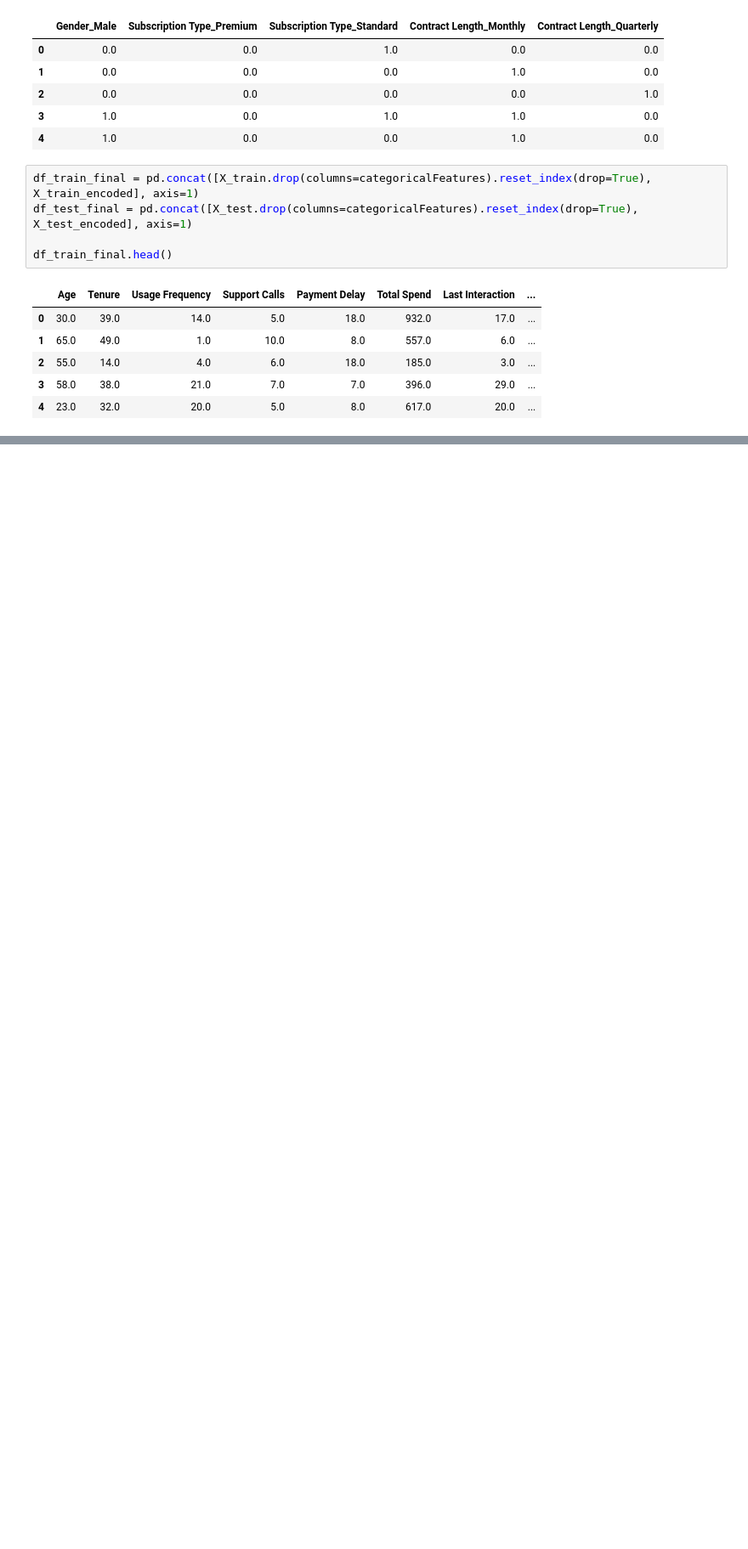
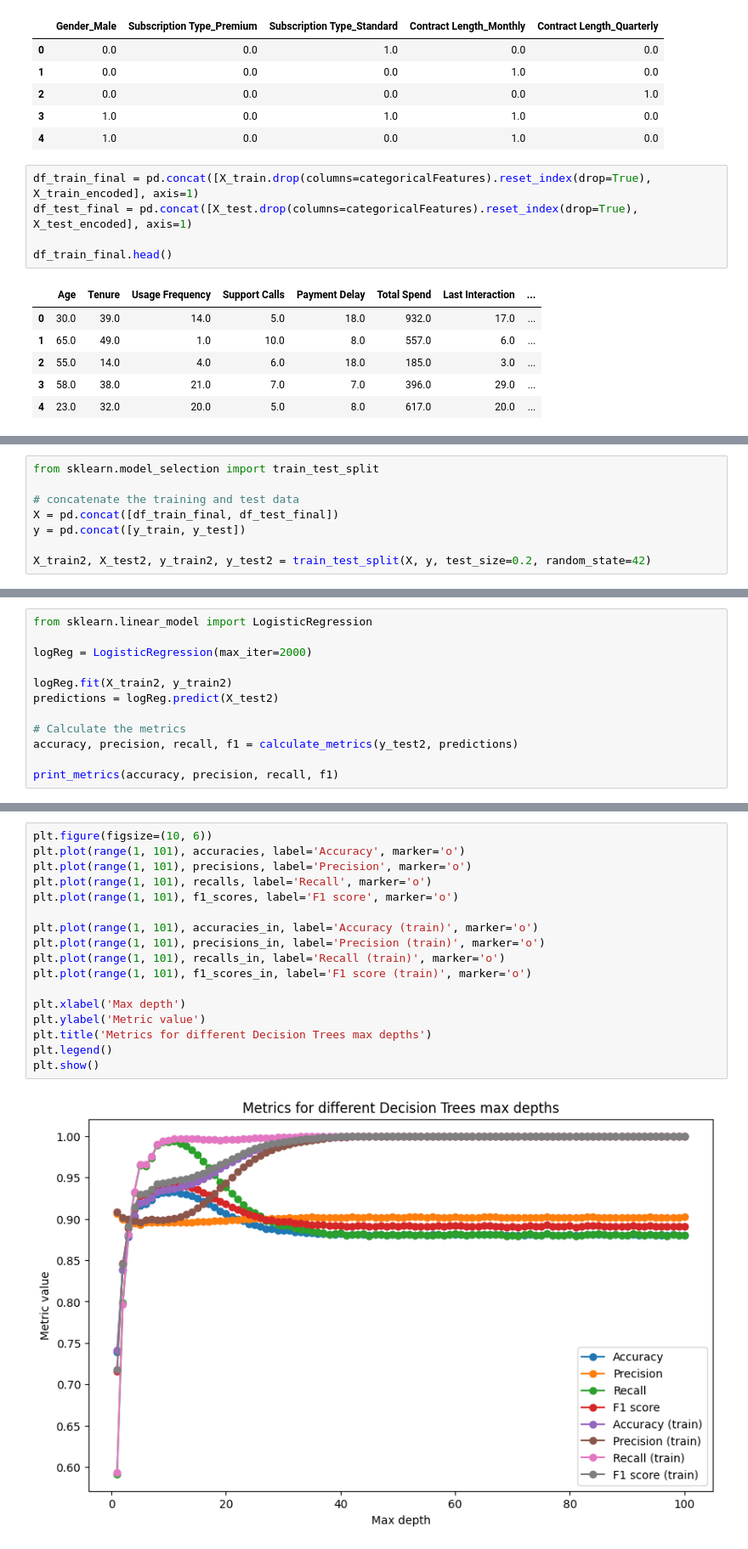
Before and after one commit to paduathiago/churn_prediction, a Jupyter notebook: churn_prediction.ipynb, the cells around one changed output, grey strips where cells are left out. Shown at 85% size. Drawn from its saved outputs; the diff is of its cells as text; blank space fills up the shorter version.

Commit message:
added many ml models

```diff
--- a/churn_prediction.ipynb
+++ b/churn_prediction.ipynb
@@ -349,0 +352,8 @@ df_train_final.head()
+# %%
+from sklearn.model_selection import train_test_split
+
+# concatenate the training and test data
+X = pd.concat([df_train_final, df_test_final])
+y = pd.concat([y_train, y_test])
+
+X_train2, X_test2, y_train2, y_test2 = train_test_split(X, y, test_size=0.2, random_state=42)
@@ -349,0 +379,12 @@ df_train_final.head()
+# %%
+from sklearn.linear_model import LogisticRegression
+
+logReg = LogisticRegression(max_iter=2000)
+
+logReg.fit(X_train2, y_train2)
+predictions = logReg.predict(X_test2)
+
+# Calculate the metrics
+accuracy, precision, recall, f1 = calculate_metrics(y_test2, predictions)
+
+print_metrics(accuracy, precision, recall, f1)
@@ -349,0 +430,19 @@ df_train_final.head()
+# %%
+plt.figure(figsize=(10, 6))
+plt.plot(range(1, 101), accuracies, label='Accuracy', marker='o')
+plt.plot(range(1, 101), precisions, label='Precision', marker='o')
+plt.plot(range(1, 101), recalls, label='Recall', marker='o')
+plt.plot(range(1, 101), f1_scores, label='F1 score', marker='o')
+
+plt.plot(range(1, 101), accuracies_in, label='Accuracy (train)', marker='o')
+plt.plot(range(1, 101), precisions_in, label='Precision (train)', marker='o')
+plt.plot(range(1, 101), recalls_in, label='Recall (train)', marker='o')
+plt.plot(range(1, 101), f1_scores_in, label='F1 score (train)', marker='o')
+
+plt.xlabel('Max depth')
+plt.ylabel('Metric value')
+plt.title('Metrics for different Decision Trees max depths')
+plt.legend()
+plt.show()
+# %% [output]
+[figure, added]
```
Also changed, not shown: parts of 22 cells of this notebook.
